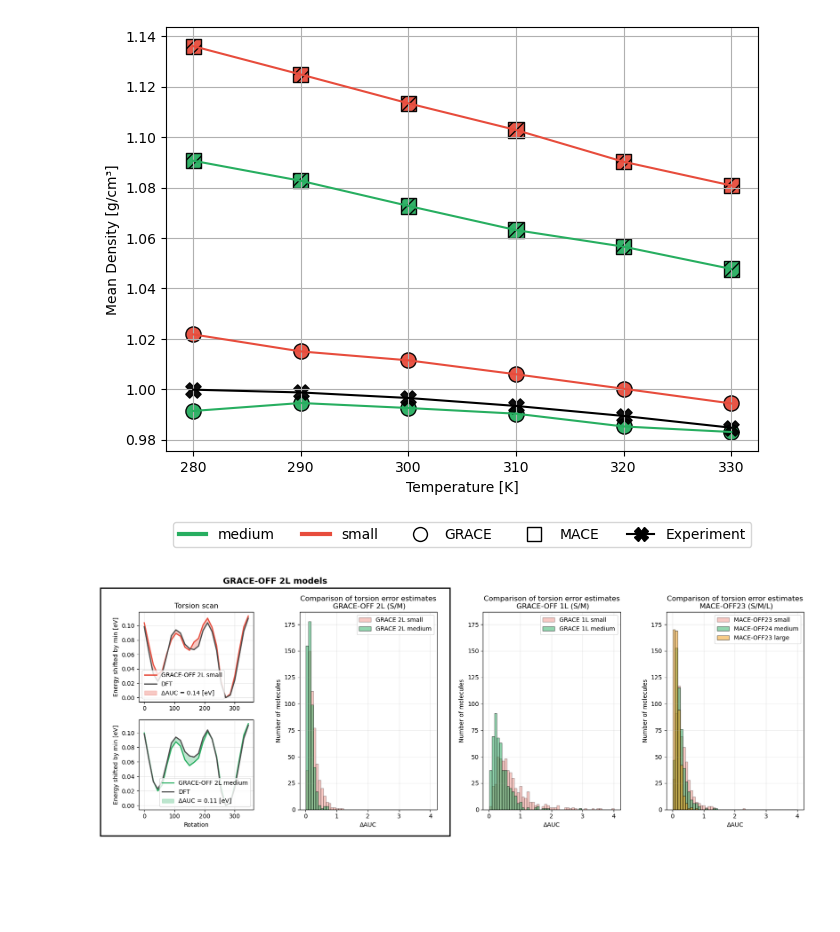
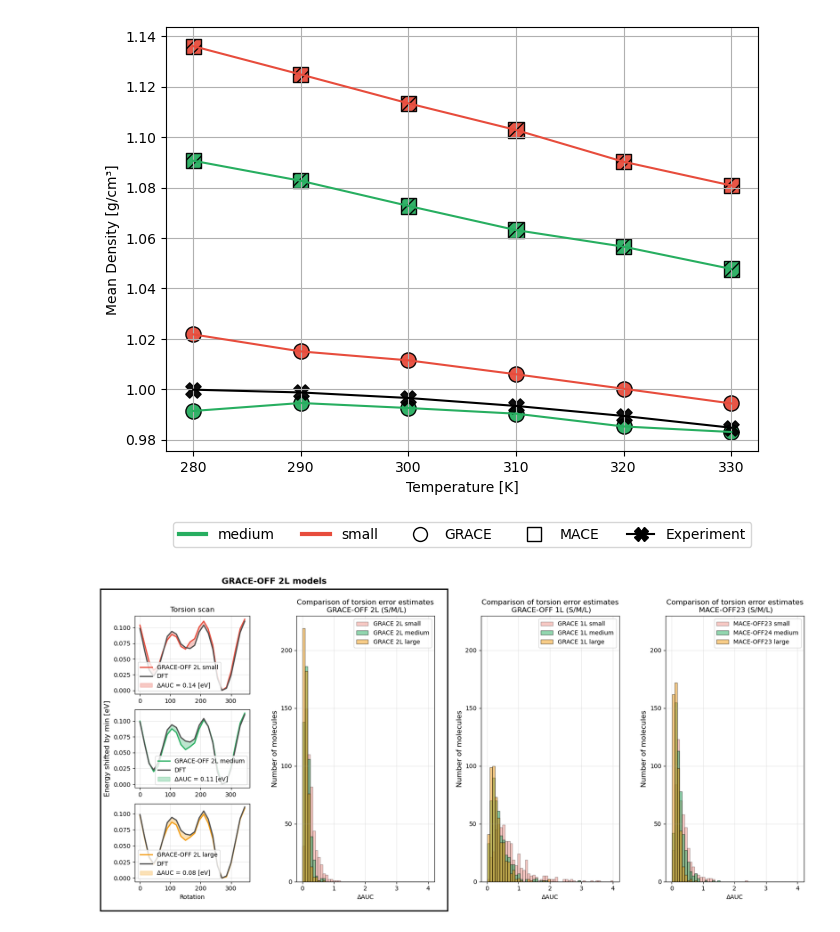
Before and after one commit to heid-lab/grace-off, a Jupyter notebook: analysis/final_plots.ipynb, the cells around one changed output. Saved outputs shown, nothing was run; the diff lists cells and outputs as text; code cells hidden in the pictures; blank space fills up the shorter version.

Commit message:
adding grace 2L large model to torsion analysis

```diff
--- a/analysis/final_plots.ipynb
+++ b/analysis/final_plots.ipynb
@@ -536,20 +536,17 @@ plt.show()
 # %%
 grace_errors_1l_off_s = pd.read_csv("torsion_scans/error_files/grace_errors_b_off_1l_small.csv")
 grace_errors_1l_off_m = pd.read_csv("torsion_scans/error_files/grace_errors_b_off_1l_medium.csv")
+grace_errors_1l_off_l = pd.read_csv("torsion_scans/error_files/grace_errors_b_off_1l_large.csv")
 grace_errors_2l_off_s = pd.read_csv("torsion_scans/error_files/grace_errors_b_off_2l_small.csv")
 grace_errors_2l_off_m = pd.read_csv("torsion_scans/error_files/grace_errors_b_off_2l_medium.csv")
-
-grace_errors_1l_wps_s = pd.read_csv("torsion_scans/error_files/grace_errors_a_wpS_1l_small.csv")
-grace_errors_1l_wps_m = pd.read_csv("torsion_scans/error_files/grace_errors_a_wpS_1l_medium.csv")
-grace_errors_2l_wps_s = pd.read_csv("torsion_scans/error_files/grace_errors_a_wpS_2l_small.csv")
-grace_errors_2l_wps_m = pd.read_csv("torsion_scans/error_files/grace_errors_a_wpS_2l_medium.csv")
+grace_errors_2l_off_l = pd.read_csv("torsion_scans/error_files/grace_errors_b_off_2l_large.csv")
 
 mace_errors_s = pd.read_csv("torsion_scans/error_files/mace_errors_small.csv")
 mace_errors_m = pd.read_csv("torsion_scans/error_files/mace_errors_medium.csv")
 mace_errors_l = pd.read_csv("torsion_scans/error_files/mace_errors_large.csv")
 
 
-single_torsion = pd.read_csv("torsion_scans/single_torsion.csv")
+single_torsion = pd.read_csv("torsion_scans/error_files/single_torsion.csv")
 
 
 
@@ -566,51 +563,64 @@ smiles = list(data_tnet.keys())[0]
 # prepare data for single torsion plot
 torsion_small = np.asarray(single_torsion['small_2l']) - np.min(np.asarray(single_torsion['small_2l']))
 torsion_med   = np.asarray(single_torsion['medium_2l']) - np.min(np.asarray(single_torsion['medium_2l']))
+torsion_large = np.asarray(single_torsion['large_2l']) - np.min(np.asarray(single_torsion['large_2l']))
 dft          = np.asarray(data_tnet[smiles]["dft total energy"]) * 27.211386245988
 dft          = dft - np.min(dft)
 x = np.arange(len(dft))
 
 area_small = np.trapz(np.abs(torsion_small - dft), x)
 area_medium= np.trapz(np.abs(torsion_med - dft), x)
+area_large = np.trapz(np.abs(torsion_large - dft), x)
 
 x = np.arange(len(dft))*15
 
 # Layout: 2 rows, 2 columns, right column wider
-fig = plt.figure(figsize=(20, 6))
+fig = plt.figure(figsize=(20, 8))
 gs = GridSpec(
-    2, 4,
+    3, 4,
     figure=fig,
     width_ratios=[1, 1.2, 1.2, 1.2],
     wspace=0.35
 )
 
 
-# --- Left upper half: GRACE small vs DFT ---
+# --- Left upper plot: GRACE small vs DFT ---
 ax1 = fig.add_subplot(gs[0, 0])
 ax1.plot(x, torsion_small, color=color_small, label="GRACE-OFF 2L small", linewidth=2)
 ax1.plot(x, dft, color=color_dft, label="DFT", linewidth=2)
 ax1.fill_between(x, torsion_small, dft, color=color_small, alpha=0.3, label=f"ΔAUC = {area_small:.2f} [eV]")
-ax1.set_ylabel("Energy shifted by min [eV]")
+# ax1.set_ylabel("Energy shifted by min [eV]")
 ax1.set_title("Torsion scan")# \n GRACE 2L small vs DFT")
-ax1.legend()
+ax1.legend(fontsize=10)
 ax1.grid(True, alpha=0.3)
 
-# --- Left lower half: GRACE medium vs DFT ---
+# --- Left middle: GRACE medium vs DFT ---
 ax2 = fig.add_subplot(gs[1, 0])
 ax2.plot(x, torsion_med, color=color_medium, label="GRACE-OFF 2L medium", linewidth=2)
 ax2.plot(x, dft, color=color_dft, label="DFT", linewidth=2)
 ax2.fill_between(x, torsion_med, dft, color=color_medium, alpha=0.3, label=f"ΔAUC = {area_medium:.2f} [eV]")
+ax2.set_ylabel("Energy shifted by min [eV]", fontsize=12)
+ax2.legend(fontsize=10)
+ax2.grid(True, alpha=0.3)
+
+# --- Left lower plot: GRACE large vs DFT ---
+ax2 = fig.add_subplot(gs[2, 0])
+ax2.plot(x, torsion_large, color=color_large, label="GRACE-OFF 2L large", linewidth=2)
+ax2.plot(x, dft, color=color_dft, label="DFT", linewidth=2)
+ax2.fill_between(x, torsion_large, dft, color=color_large, alpha=0.3, label=f"ΔAUC = {area_large:.2f} [eV]")
 ax2.set_xlabel("Rotation")
-ax2.set_ylabel("Energy shifted by min [eV]")
-ax2.legend()
+# ax2.set_ylabel("Energy shifted by min [eV]")
+ax2.legend(fontsize=10)
 ax2.grid(True, alpha=0.3)
 
 
 # Shared x and y labels for left side
 x_min = min(np.min(grace_errors_1l_off_s['AUC']), np.min(grace_errors_1l_off_m['AUC']),
-            np.min(grace_errors_2l_off_s['AUC']), np.min(grace_errors_2l_off_m['AUC']))
+            np.min(grace_errors_2l_off_s['AUC']), np.min(grace_errors_2l_off_m['AUC']),
+            np.min(grace_errors_1l_off_l['AUC']), np.min(grace_errors_2l_off_l['AUC']))
 x_max = max(np.max(grace_errors_1l_off_s['AUC']), np.max(grace_errors_1l_off_m['AUC']),
-            np.max(grace_errors_2l_off_s['AUC']), np.max(grace_errors_2l_off_m['AUC']))
+            np.max(grace_errors_2l_off_s['AUC']), np.max(grace_errors_2l_off_m['AUC']),
+            np.max(grace_errors_1l_off_l['AUC']), np.max(grace_errors_2l_off_l['AUC']))
 
 bar_width = 0.08  # Barwidth for histogram
 bins = np.arange(x_min, x_max + bar_width, bar_width)  # boundaries for histogram bins
@@ -619,18 +629,20 @@ bins = np.arange(x_min, x_max + bar_width, bar_width)  # boundaries for histogra
 ax3 = fig.add_subplot(gs[:, 1])
 ax3.hist(grace_errors_2l_off_s['AUC'], bins=bins, color=color_small, edgecolor='black', alpha=0.3, label='GRACE 2L small')
 ax3.hist(grace_errors_2l_off_m['AUC'], bins=bins, color=color_medium, edgecolor='black', alpha=0.5, label='GRACE 2L medium')
+ax3.hist(grace_errors_2l_off_l['AUC'], bins=bins, color=color_large, edgecolor='black', alpha=0.5, label='GRACE 2L large')
 ax3.set_xlabel("ΔAUC")
-ax3.set_ylabel("Number of molecules")
-ax3.set_title("Comparison of torsion error estimates\n GRACE-OFF 2L (S/M)")
+ax3.set_ylabel("Number of molecules", fontsize=12)
+ax3.set_title("Comparison of torsion error estimates\n GRACE-OFF 2L (S/M/L)")
 ax3.legend()
 ax3.grid(True, alpha=0.3)
 
 ax4 = fig.add_subplot(gs[:, 2], sharex=ax3, sharey=ax3)
 ax4.hist(grace_errors_1l_off_s['AUC'], bins=bins, color=color_small, edgecolor='black', alpha=0.3, label='GRACE 1L small')
 ax4.hist(grace_errors_1l_off_m['AUC'], bins=bins, color=color_medium, edgecolor='black', alpha=0.5, label='GRACE 1L medium')
+ax4.hist(grace_errors_1l_off_l['AUC'], bins=bins, color=color_large, edgecolor='black', alpha=0.5, label='GRACE 1L large')
 ax4.set_xlabel("ΔAUC")
-ax4.set_ylabel("Number of molecules")
-ax4.set_title("Comparison of torsion error estimates\n GRACE-OFF 1L (S/M)")
+ax4.set_ylabel("Number of molecules", fontsize=12)
+ax4.set_title("Comparison of torsion error estimates\n GRACE-OFF 1L (S/M/L)")
 ax4.legend()
 ax4.grid(True, alpha=0.3)
 
@@ -639,7 +651,7 @@ ax5.hist(mace_errors_s['AUC'], bins=bins, color=color_small, edgecolor='black',
 ax5.hist(mace_errors_m['AUC'], bins=bins, color=color_medium, edgecolor='black', alpha=0.5, label='MACE-OFF24 medium')
 ax5.hist(mace_errors_l['AUC'], bins=bins, color=color_large, edgecolor='black', alpha=0.5, label='MACE-OFF23 large')
 ax5.set_xlabel("ΔAUC")
-ax5.set_ylabel("Number of molecules")
+ax5.set_ylabel("Number of molecules", fontsize=12)
 ax5.set_title("Comparison of torsion error estimates\n MACE-OFF23 (S/M/L)")
 ax5.legend()
 ax5.grid(True, alpha=0.3)
@@ -664,31 +676,32 @@ ymax = max(bb.y1 for bb in bboxes)
 # Padding in figure coordinates
 pad_x = 0.015
 pad_y = 0.03
 
 rect = Rectangle(
     (xmin - pad_x, ymin - pad_y),
     (xmax - xmin) + 2 * pad_x,
     (ymax - ymin) + 2 * pad_y,
     transform=fig.transFigure,
     fill=False,
     linewidth=2,
     edgecolor='black'
 )
 
 fig.add_artist(rect)
 
 fig.text(
     (xmin + xmax) / 2,
     ymax + pad_y + 0.01,
     "GRACE-OFF 2L models",
     ha="center",
     va="bottom",
     fontsize=14,
     fontweight="bold"
 )
 
 
+
 plt.tight_layout()
 plt.show()
 # %% [output]
-[figure, old version]
+[figure, new version]
```
Also changed, not shown: 14 other files.
